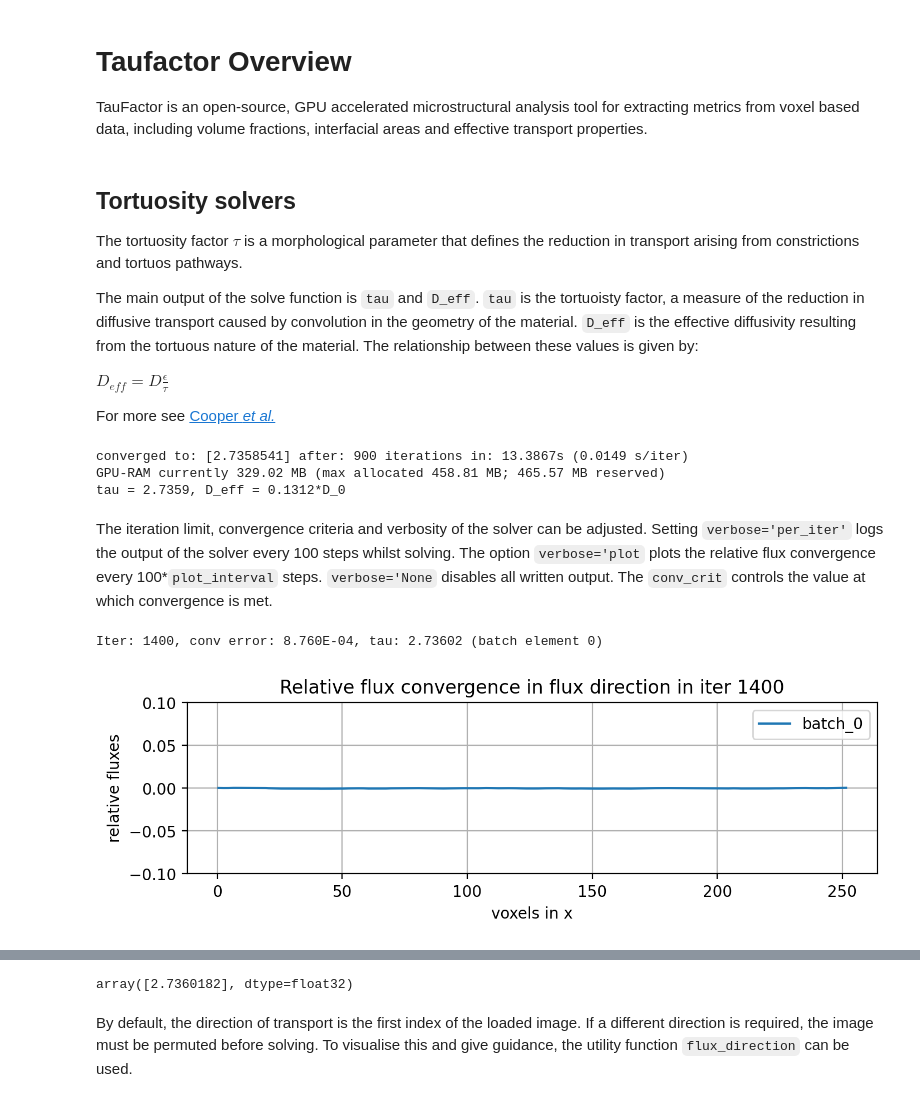
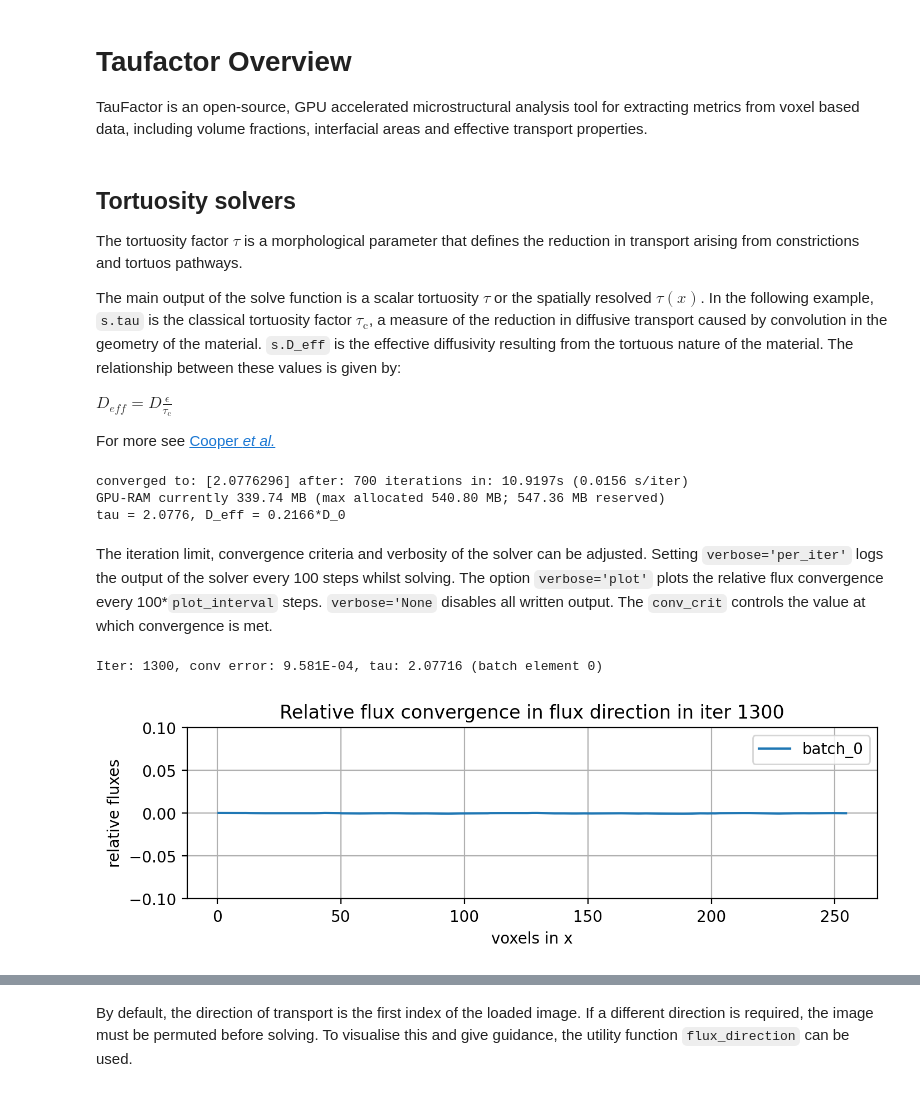
Before and after one commit to tldr-group/taufactor, a Jupyter notebook: docs/notebooks/00-overview.ipynb, the cells around one changed output, grey strips where cells are left out. Saved outputs shown, nothing was run; the diff lists cells and outputs as text; code cells hidden in the pictures.

```diff
--- a/docs/notebooks/00-overview.ipynb
+++ b/docs/notebooks/00-overview.ipynb
@@ -7,9 +7,9 @@ TauFactor is an open-source, GPU accelerated microstructural analysis tool for e
 
 The tortuosity factor $\tau$ is a morphological parameter that defines the reduction in transport arising from constrictions and tortuos pathways.
 
-The main output of the solve function is `tau` and `D_eff`. `tau` is the tortuoisty factor, a measure of the reduction in diffusive transport caused by convolution in the geometry of the material. `D_eff` is the effective diffusivity resulting from the tortuous nature of the material. The relationship between these values is given by:
+The main output of the solve function is a scalar tortuosity $\tau$ or the spatially resolved $\tau(x)$. In the following example, `s.tau` is the classical tortuosity factor $\tau_\text{c}$, a measure of the reduction in diffusive transport caused by convolution in the geometry of the material. `s.D_eff` is the effective diffusivity resulting from the tortuous nature of the material. The relationship between these values is given by:
 
-$D_{eff}=D\frac{\epsilon}{\tau}$
+$D_{eff}=D\frac{\epsilon}{\tau_\text{c}}$
 
 For more see [Cooper _et al._](https://doi.org/10.1016/j.softx.2016.09.002)
 # %%
@@ -17,21 +17,21 @@ import taufactor as tau
 import tifffile
 
 # Load segmented image, in this case with
-# labels {"pore":0, "NMC":1, "CBD":2}
-img = tifffile.imread('electrode.tif')
+# labels {"pore":0, "NMC":85, "CBD":170}
+img = tifffile.imread('electrode.tiff')
 s = tau.Solver(img==0)
-s.solve()
+tau_x = s.solve()
 
 print(f"tau = {s.tau[0]:.4f}, D_eff = {s.D_eff[0]:.4f}*D_0")
 # %% [output]
-converged to: [2.7358541] after: 900 iterations in: 13.3867s (0.0149 s/iter)
-GPU-RAM currently 329.02 MB (max allocated 458.81 MB; 465.57 MB reserved)
-tau = 2.7359, D_eff = 0.1312*D_0
+converged to: [2.0776296] after: 700 iterations in: 10.9197s (0.0156 s/iter)
+GPU-RAM currently 339.74 MB (max allocated 540.80 MB; 547.36 MB reserved)
+tau = 2.0776, D_eff = 0.2166*D_0
 # %% [markdown]
-The iteration limit, convergence criteria and verbosity of the solver can be adjusted. Setting `verbose='per_iter'` logs the output of the solver every 100 steps whilst solving. The option `verbose='plot` plots the relative flux convergence every 100*`plot_interval` steps. `verbose='None` disables all written output. The `conv_crit` controls the value at which convergence is met.
+The iteration limit, convergence criteria and verbosity of the solver can be adjusted. Setting `verbose='per_iter'` logs the output of the solver every 100 steps whilst solving. The option `verbose='plot'` plots the relative flux convergence every 100*`plot_interval` steps. `verbose='None` disables all written output. The `conv_crit` controls the value at which convergence is met.
 # %%
 s = tau.Solver(img==0)
-s.solve(verbose='plot', plot_interval=1, conv_crit=1e-3)
+tau_x = s.solve(verbose='plot', plot_interval=1, conv_crit=1e-3)
 # %% [output]
-Iter: 1400, conv error: 8.760E-04, tau: 2.73602 (batch element 0)
+Iter: 1300, conv error: 9.581E-04, tau: 2.07716 (batch element 0)
-[figure, old version]
+[figure, new version]
@@ -40,4 +40,3 @@ GPU-RAM currently 328.78 MB (max allocated 458.81 MB; 599.79 MB reserved)
-array([2.7360182], dtype=float32)
 # %% [markdown]
 By default, the direction of transport is the first index of the loaded image. If a different direction is required, the image must be permuted before solving. To visualise this and give guidance, the utility function `flux_direction` can be used.
 # %%
```
Also changed, not shown: parts of 3 cells of this notebook, 2 other files.
